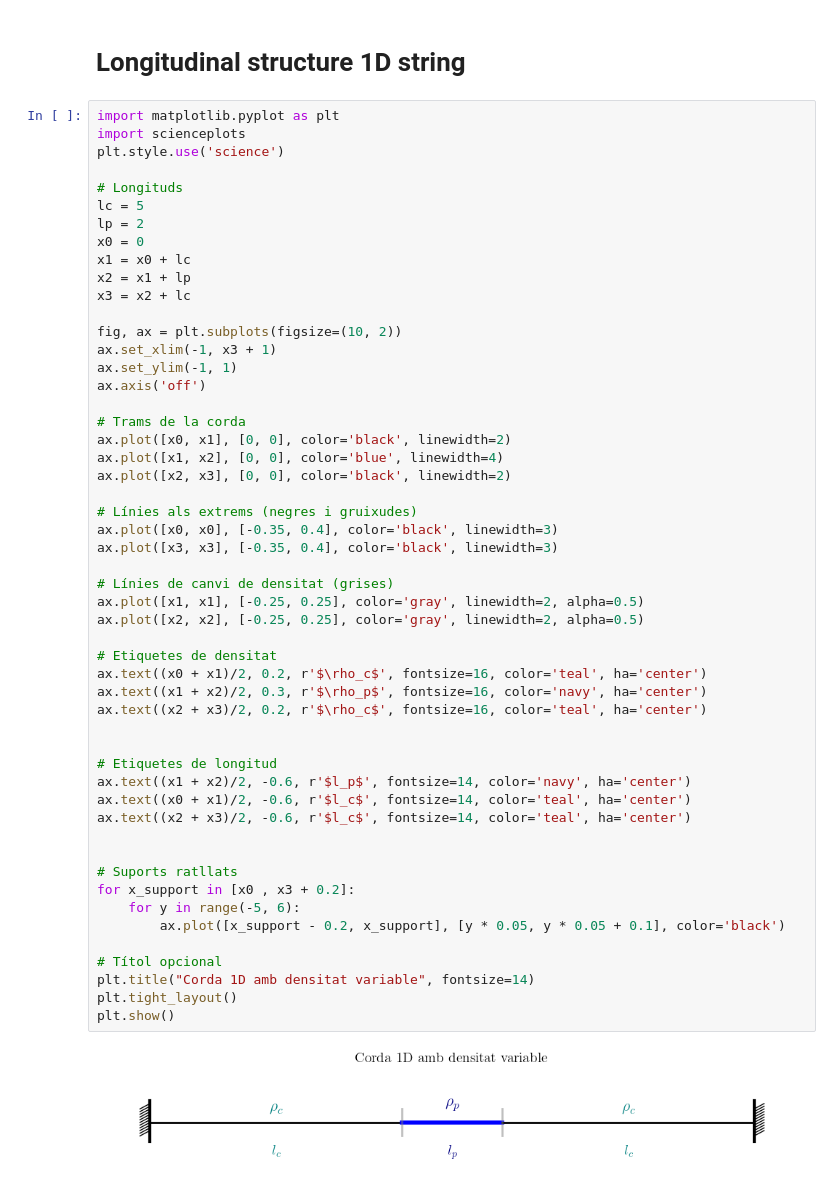
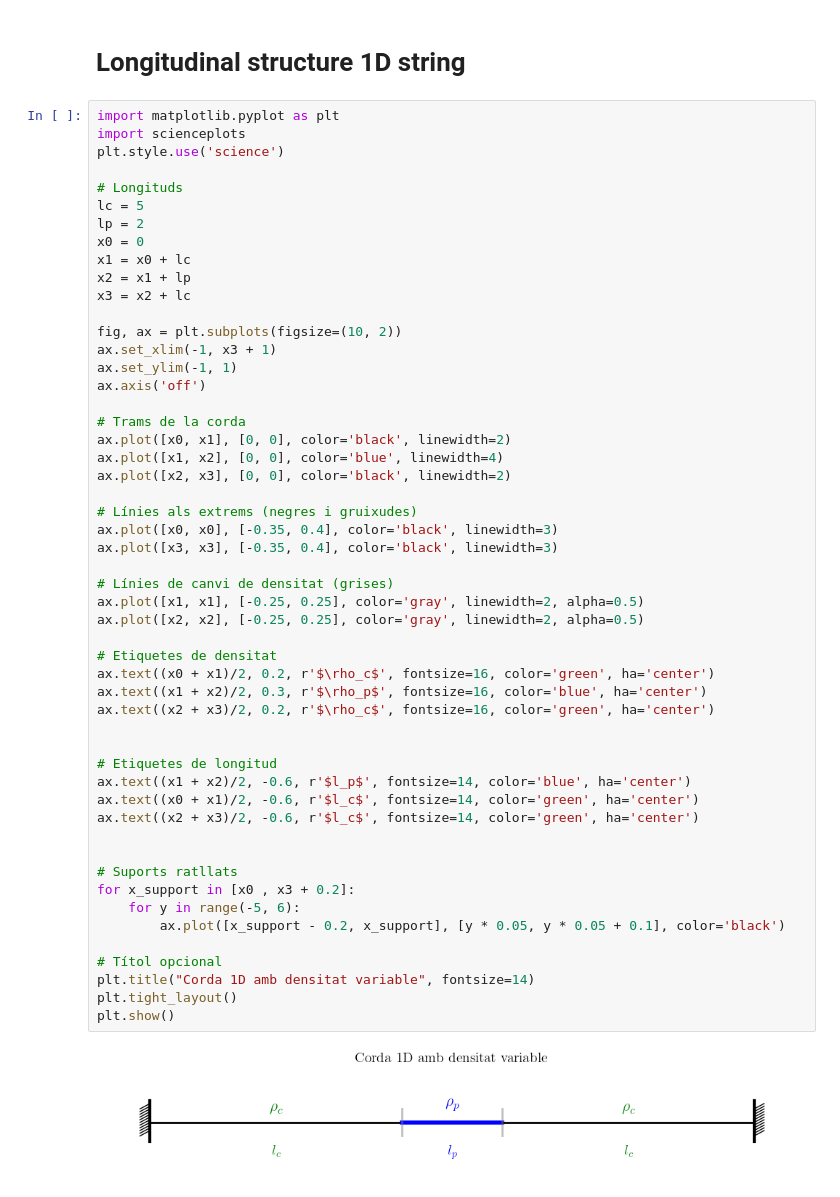
Before and after one commit to JoanRibotOliver/TFG, a Jupyter notebook: Protuberance in corona.ipynb, the cells around one changed output. Cells and saved outputs as stored; diff of their text form.

```diff
--- a/Protuberance in corona.ipynb
+++ b/Protuberance in corona.ipynb
@@ -143,37 +143,37 @@ ax.axis('off')
 
 # Trams de la corda
 ax.plot([x0, x1], [0, 0], color='black', linewidth=2)
 ax.plot([x1, x2], [0, 0], color='blue', linewidth=4)
 ax.plot([x2, x3], [0, 0], color='black', linewidth=2)
 
 # Línies als extrems (negres i gruixudes)
 ax.plot([x0, x0], [-0.35, 0.4], color='black', linewidth=3)
 ax.plot([x3, x3], [-0.35, 0.4], color='black', linewidth=3)
 
 # Línies de canvi de densitat (grises)
 ax.plot([x1, x1], [-0.25, 0.25], color='gray', linewidth=2, alpha=0.5)
 ax.plot([x2, x2], [-0.25, 0.25], color='gray', linewidth=2, alpha=0.5)
 
 # Etiquetes de densitat
-ax.text((x0 + x1)/2, 0.2, r'$\rho_c$', fontsize=16, color='teal', ha='center')
-ax.text((x1 + x2)/2, 0.3, r'$\rho_p$', fontsize=16, color='navy', ha='center')
-ax.text((x2 + x3)/2, 0.2, r'$\rho_c$', fontsize=16, color='teal', ha='center')
+ax.text((x0 + x1)/2, 0.2, r'$\rho_c$', fontsize=16, color='green', ha='center')
+ax.text((x1 + x2)/2, 0.3, r'$\rho_p$', fontsize=16, color='blue', ha='center')
+ax.text((x2 + x3)/2, 0.2, r'$\rho_c$', fontsize=16, color='green', ha='center')
 
 
 # Etiquetes de longitud
-ax.text((x1 + x2)/2, -0.6, r'$l_p$', fontsize=14, color='navy', ha='center')
-ax.text((x0 + x1)/2, -0.6, r'$l_c$', fontsize=14, color='teal', ha='center')
-ax.text((x2 + x3)/2, -0.6, r'$l_c$', fontsize=14, color='teal', ha='center')
+ax.text((x1 + x2)/2, -0.6, r'$l_p$', fontsize=14, color='blue', ha='center')
+ax.text((x0 + x1)/2, -0.6, r'$l_c$', fontsize=14, color='green', ha='center')
+ax.text((x2 + x3)/2, -0.6, r'$l_c$', fontsize=14, color='green', ha='center')
 
 
 # Suports ratllats
 for x_support in [x0 , x3 + 0.2]:
     for y in range(-5, 6):
         ax.plot([x_support - 0.2, x_support], [y * 0.05, y * 0.05 + 0.1], color='black')
 
 # Títol opcional
 plt.title("Corda 1D amb densitat variable", fontsize=14)
 plt.tight_layout()
 plt.show()
 # %% [output]
-[figure, old version]
+[figure, new version]
```
Also changed, not shown: 2 other files.
